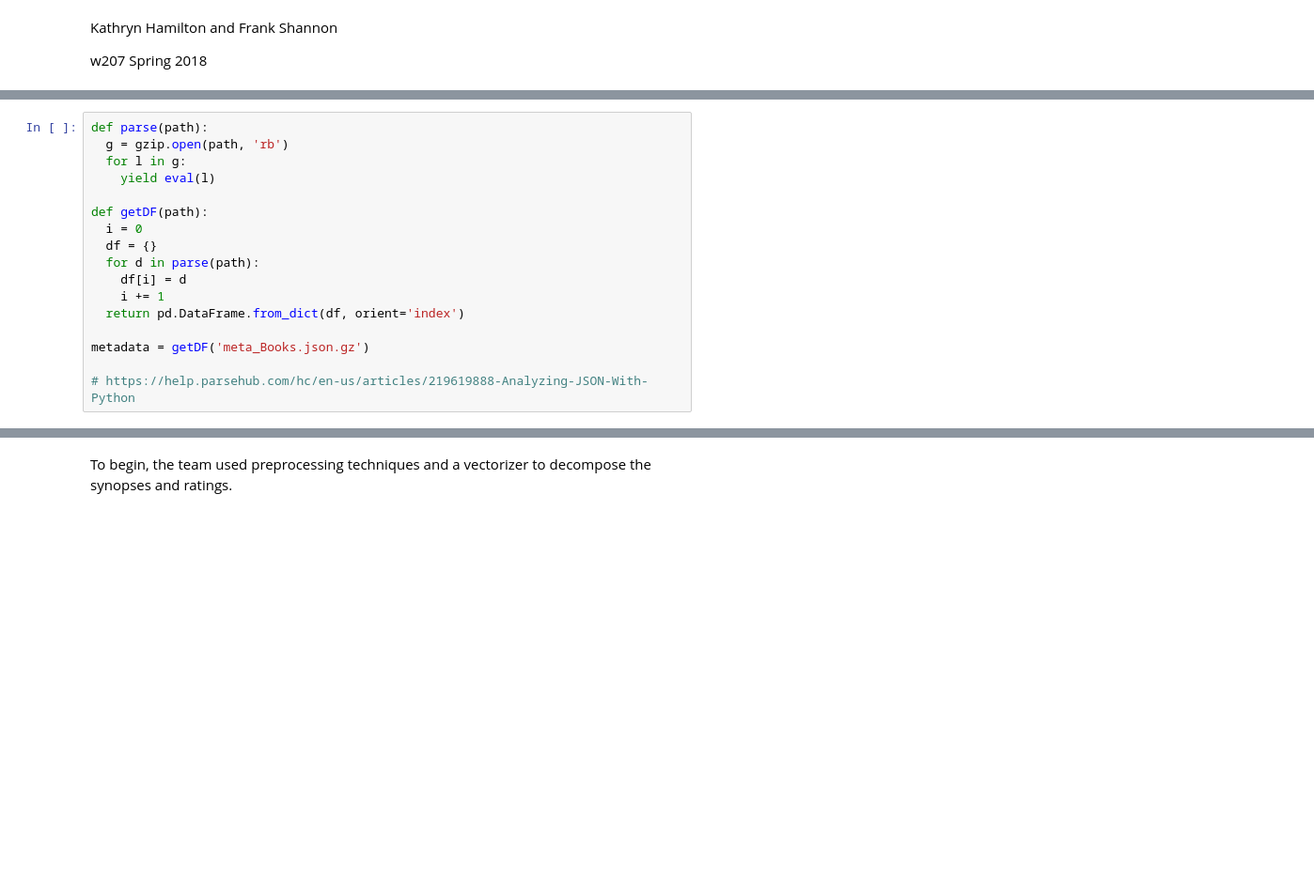
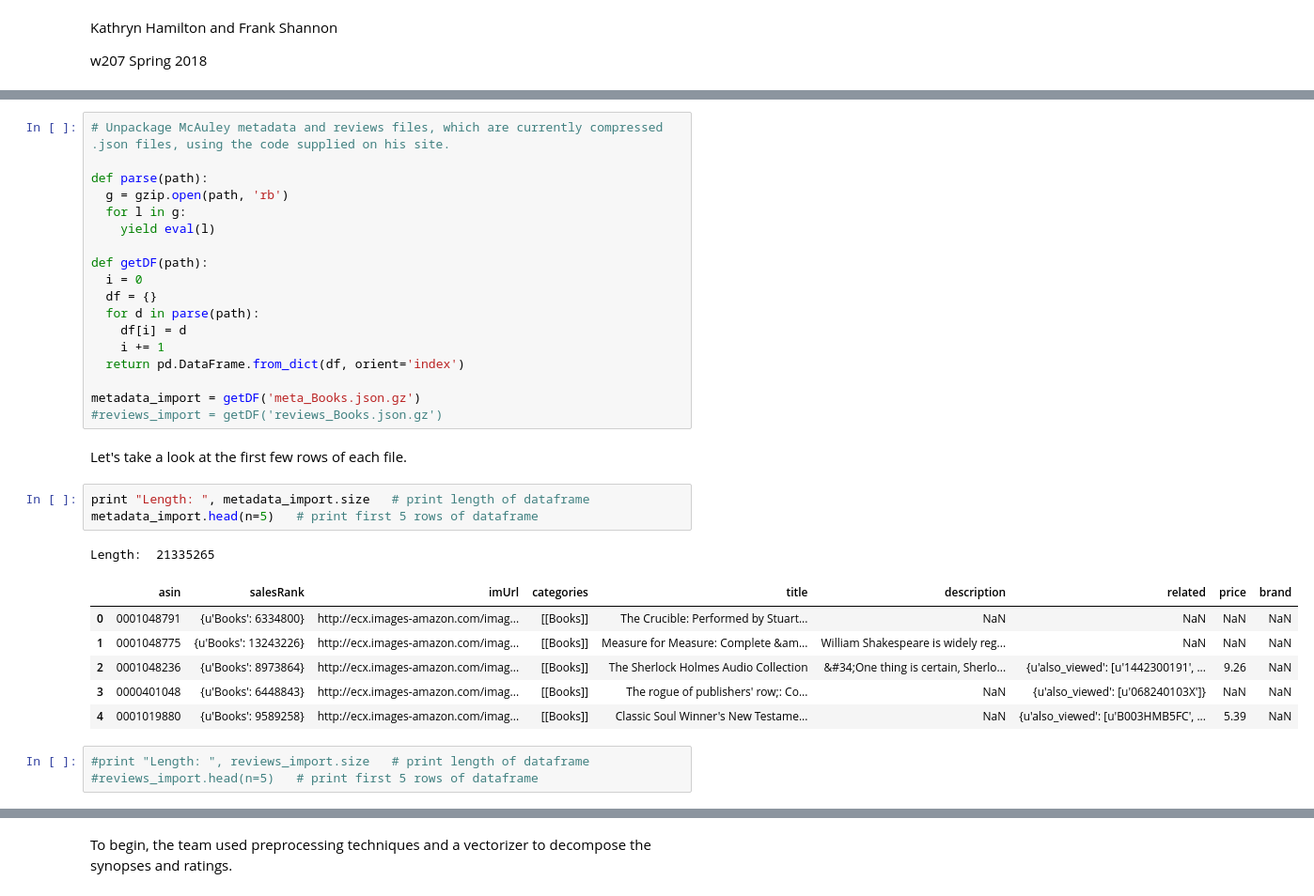
Before and after one commit to kathrynhamilton/207finalproject, a Jupyter notebook: w207_final_project.ipynb, the cells around one changed output, grey strips where cells are left out. Shown at 94% size. Saved outputs shown, nothing was run; the diff lists cells and outputs as text; blank space fills up the shorter version.

```diff
--- a/w207_final_project.ipynb
+++ b/w207_final_project.ipynb
@@ -27,4 +45,6 @@ The second will be an API the team uses to scrape book synopsis data from http:/
 # %%
+# Unpackage McAuley metadata and reviews files, which are currently compressed .json files, using the code supplied on his site.
+
 def parse(path):
   g = gzip.open(path, 'rb')
   for l in g:
@@ -38,6 +58,21 @@ def getDF(path):
     i += 1
   return pd.DataFrame.from_dict(df, orient='index')
 
-metadata = getDF('meta_Books.json.gz')
-
-# https://help.parsehub.com/hc/en-us/articles/219619888-Analyzing-JSON-With-Python
+metadata_import = getDF('meta_Books.json.gz')
+#reviews_import = getDF('reviews_Books.json.gz')
+# %% [markdown]
+Let's take a look at the first few rows of each file.
+# %%
+print "Length: ", metadata_import.size   # print length of dataframe
+metadata_import.head(n=5)   # print first 5 rows of dataframe
+# %% [output]
+Length:  21335265
+|  | asin | salesRank | imUrl | categories | title | description | related | price | brand |
+| 0 | 0001048791 | {u'Books': 6334800} | http://ecx.images-amazon.com/imag... | [[Books]] | The Crucible: Performed by Stuart... | NaN | NaN | NaN | NaN |
+| 1 | 0001048775 | {u'Books': 13243226} | http://ecx.images-amazon.com/imag... | [[Books]] | Measure for Measure: Complete &am... | William Shakespeare is widely reg... | NaN | NaN | NaN |
+| 2 | 0001048236 | {u'Books': 8973864} | http://ecx.images-amazon.com/imag... | [[Books]] | The Sherlock Holmes Audio Collection | &#34;One thing is certain, Sherlo... | {u'also_viewed': [u'1442300191', ... | 9.26 | NaN |
+| 3 | 0000401048 | {u'Books': 6448843} | http://ecx.images-amazon.com/imag... | [[Books]] | The rogue of publishers' row;: Co... | NaN | {u'also_viewed': [u'068240103X']} | NaN | NaN |
+| 4 | 0001019880 | {u'Books': 9589258} | http://ecx.images-amazon.com/imag... | [[Books]] | Classic Soul Winner's New Testame... | NaN | {u'also_viewed': [u'B003HMB5FC', ... | 5.39 | NaN |
+# %%
+#print "Length: ", reviews_import.size   # print length of dataframe
+#reviews_import.head(n=5)   # print first 5 rows of dataframe
```
Also changed, not shown: parts of 27 cells of this notebook.
